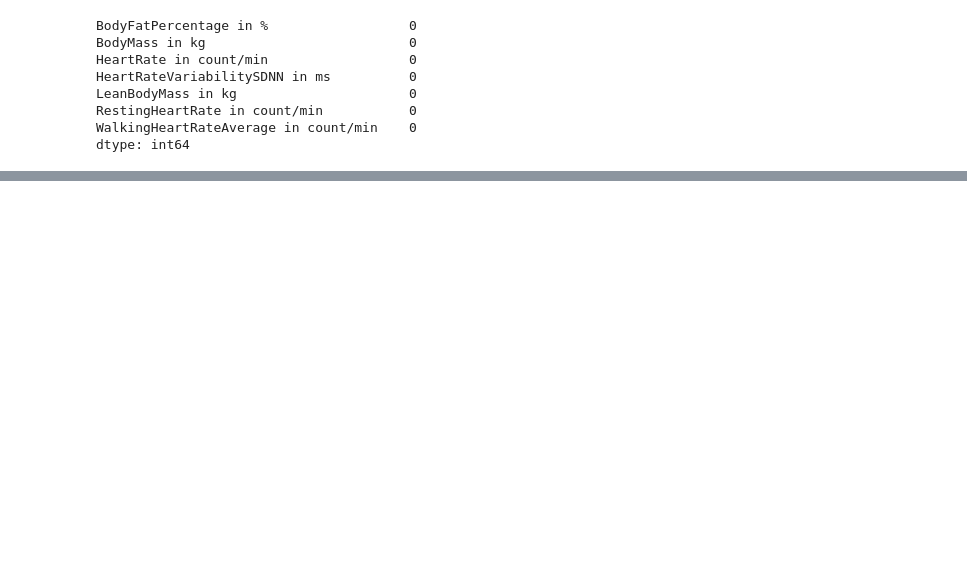
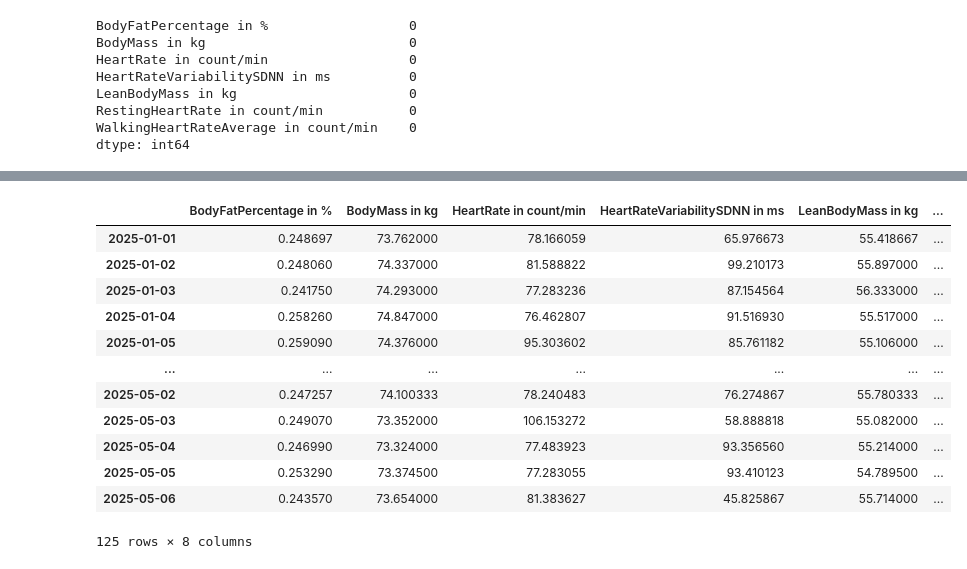
Before and after one commit to gary-bains/apple-health-data-analysis, a Jupyter notebook: silver_data_to_gold.ipynb, the cells around one changed output, grey strips where cells are left out. Saved outputs shown, nothing was run; the diff lists cells and outputs as text; code cells hidden in the pictures; blank space fills up the shorter version.

```diff
--- a/silver_data_to_gold.ipynb
+++ b/silver_data_to_gold.ipynb
@@ -186,0 +174,17 @@ df['HeartRateVariabilitySDNN in ms'].plot.line()
+# %%
+combined_df = pd.concat([df, on_diet_df], axis=1)
+combined_df
+# %% [output]
+|  | BodyFatPercentage in % | BodyMass in kg | HeartRate in count/min | HeartRateVariabilitySDNN in ms | LeanBodyMass in kg | ... |
+| 2025-01-01 | 0.248697 | 73.762000 | 78.166059 | 65.976673 | 55.418667 | ... |
+| 2025-01-02 | 0.248060 | 74.337000 | 81.588822 | 99.210173 | 55.897000 | ... |
+| 2025-01-03 | 0.241750 | 74.293000 | 77.283236 | 87.154564 | 56.333000 | ... |
+| 2025-01-04 | 0.258260 | 74.847000 | 76.462807 | 91.516930 | 55.517000 | ... |
+| 2025-01-05 | 0.259090 | 74.376000 | 95.303602 | 85.761182 | 55.106000 | ... |
+| ... | ... | ... | ... | ... | ... | ... |
+| 2025-05-02 | 0.247257 | 74.100333 | 78.240483 | 76.274867 | 55.780333 | ... |
+| 2025-05-03 | 0.249070 | 73.352000 | 106.153272 | 58.888818 | 55.082000 | ... |
+| 2025-05-04 | 0.246990 | 73.324000 | 77.483923 | 93.356560 | 55.214000 | ... |
+| 2025-05-05 | 0.253290 | 73.374500 | 77.283055 | 93.410123 | 54.789500 | ... |
+| 2025-05-06 | 0.243570 | 73.654000 | 81.383627 | 45.825867 | 55.714000 | ... |
+125 rows × 8 columns
```
Also changed, not shown: parts of 12 cells of this notebook, 1 other file.
